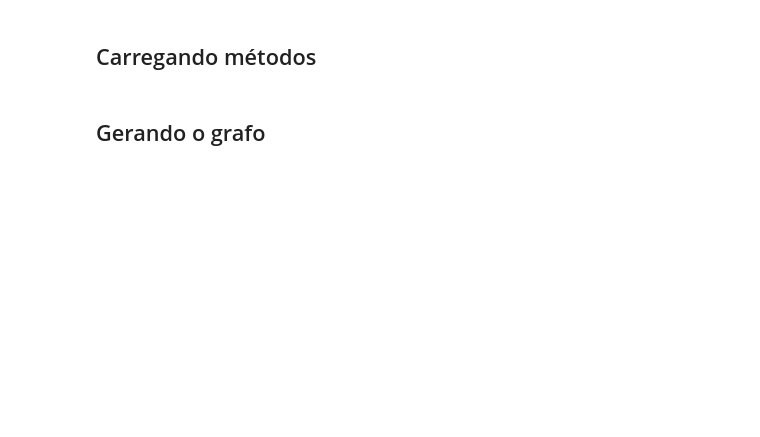
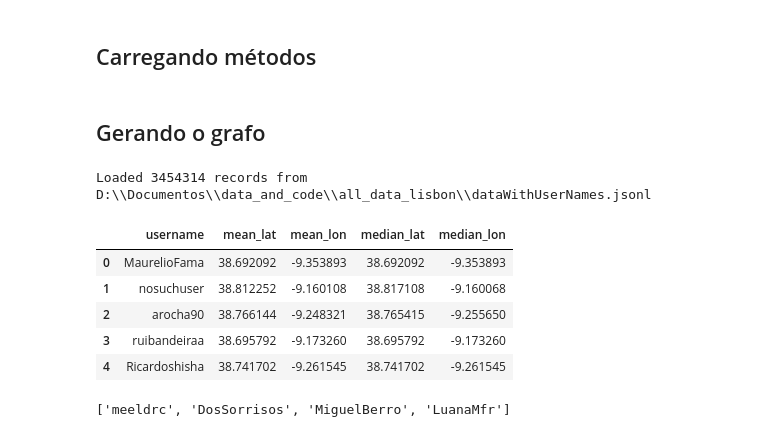
Before and after one commit to lealeric/Codigo_TCC, a Jupyter notebook: TCC_ERIC.ipynb, the cells around one changed output. Saved outputs shown, nothing was run; the diff lists cells and outputs as text; code cells hidden in the pictures; blank space fills up the shorter version.

```diff
--- a/TCC_ERIC.ipynb
+++ b/TCC_ERIC.ipynb
@@ -77,2 +77,8 @@ df_mean.head()
 # %%
 dfTopAuthorsProjected = pd.read_csv("E://TopAuthorsProjected.csv")
+# %%
+with open(r'E:/dictMentions_locations.json', 'r') as f:
+    dictMentions = json.load(f)
+
+# Print the dictionary
+print(dictMentions)
@@ -181,4 +189,33 @@ def load_jsonl(input_path) -> list:
             data.append(json.loads(line.rstrip('\n|\r')))
     print('Loaded {} records from {}'.format(len(data), input_path))
     return data
+# %%
+def dataframe_standartization(data_frame: pd.DataFrame, columns: list = []) -> pd.DataFrame:
+    data_frame.drop(columns=columns, inplace=True)
+    data_frame = data_frame.fillna(0)
+
+    dictCoordByUser = {}
+
+    for index, row in tqdmBasic(data_frame.iterrows(), total=data_frame.shape[0]):
+        if row['username'] not in dictCoordByUser:
+            dictCoordByUser[row['username']] = {
+                'lat': [],
+                'lon': []
+            }
+
+        dictCoordByUser[row['username']]['lat'].append(row['lat'])
+        dictCoordByUser[row['username']]['lon'].append(row['lon'])
+
+    df_mean = pd.DataFrame(columns=["username", "mean_lat", "mean_lon", "median_lat", "median_lon"])
+
+    for key in tqdmBasic(dictCoordByUser.keys()):
+        df_mean = df_mean._append({
+            "username": key,
+            "mean_lat": np.mean(dictCoordByUser[key]['lat']),
+            "mean_lon": np.mean(dictCoordByUser[key]['lon']),
+            "median_lat": np.median(dictCoordByUser[key]['lat']),
+            "median_lon": np.median(dictCoordByUser[key]['lon'])
+        }, ignore_index=True)
+
+    return df_mean
 # %%
@@ -510,3 +549,16 @@ def plotScatterEmpyricalComplementarDistribution(distances, output_path: str = '
 # %%
-dataFrameComUsernames = json_normalize(load_jsonl(r'D:\\Documentos\\data_and_code\\all_data_lisbon\\data_processed_data_1.jsonl.jsonl'), sep = '_', errors ='ignore')
+dataFrameComUsernames = json_normalize(load_jsonl(r'D:\\Documentos\\data_and_code\\all_data_lisbon\\dataWithUserNames.jsonl'), sep = '_', errors ='ignore')
+# %% [output]
+Loaded 3454314 records from D:\\Documentos\\data_and_code\\all_data_lisbon\\dataWithUserNames.jsonl
+# %%
+dataFrameComUsernames2 = dataframe_standartization(dataFrameComUsernames)
+# %%
+dataFrameComUsernames2.head()
+# %% [output]
+|  | username | mean_lat | mean_lon | median_lat | median_lon |
+| 0 | MaurelioFama | 38.692092 | -9.353893 | 38.692092 | -9.353893 |
+| 1 | nosuchuser | 38.812252 | -9.160108 | 38.817108 | -9.160068 |
+| 2 | arocha90 | 38.766144 | -9.248321 | 38.765415 | -9.255650 |
+| 3 | ruibandeiraa | 38.695792 | -9.173260 | 38.695792 | -9.173260 |
+| 4 | Ricardoshisha | 38.741702 | -9.261545 | 38.741702 | -9.261545 |
 # %%
@@ -533,0 +568,4 @@ for index, row in dataFrameComUsernames.iterrows():
+# %%
+dictMentions['giradissotwanny']
+# %% [output]
+['meeldrc', 'DosSorrisos', 'MiguelBerro', 'LuanaMfr']
```
Also changed, not shown: parts of 16 cells of this notebook.
